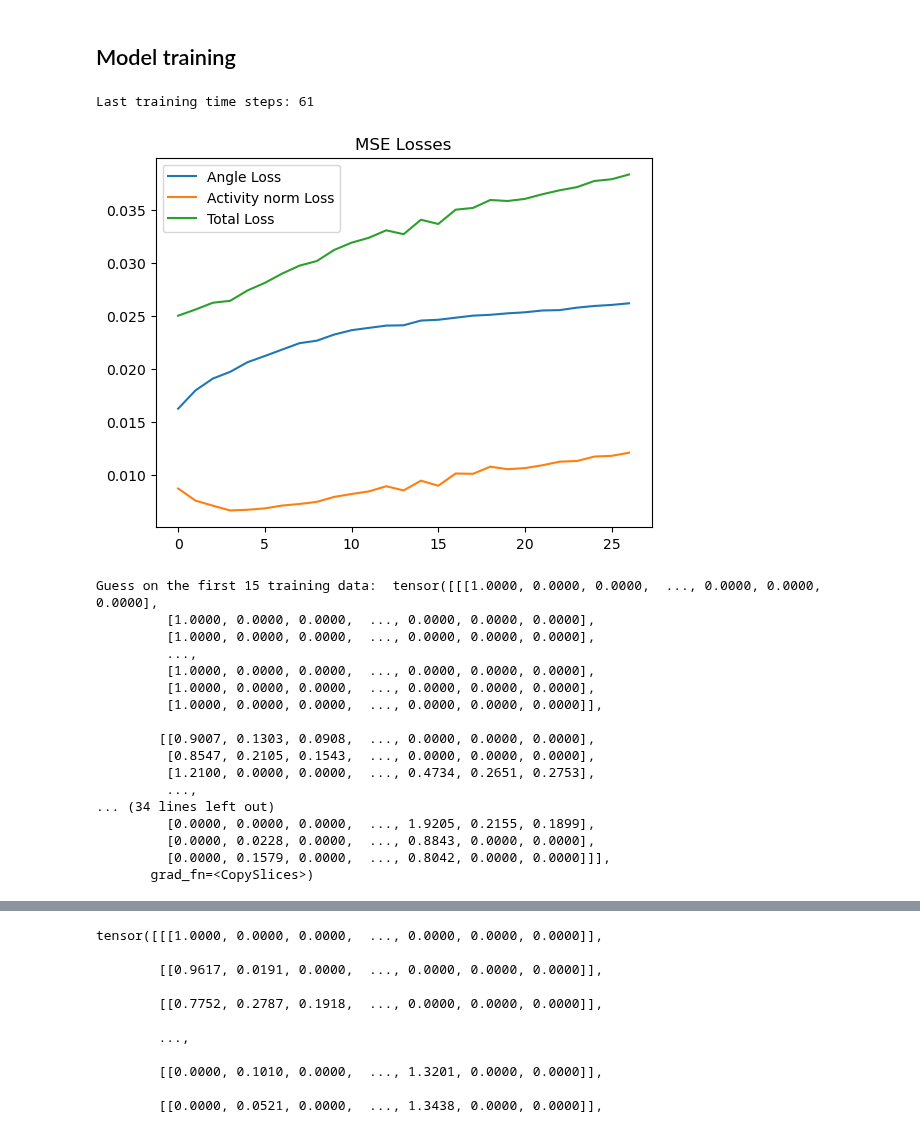
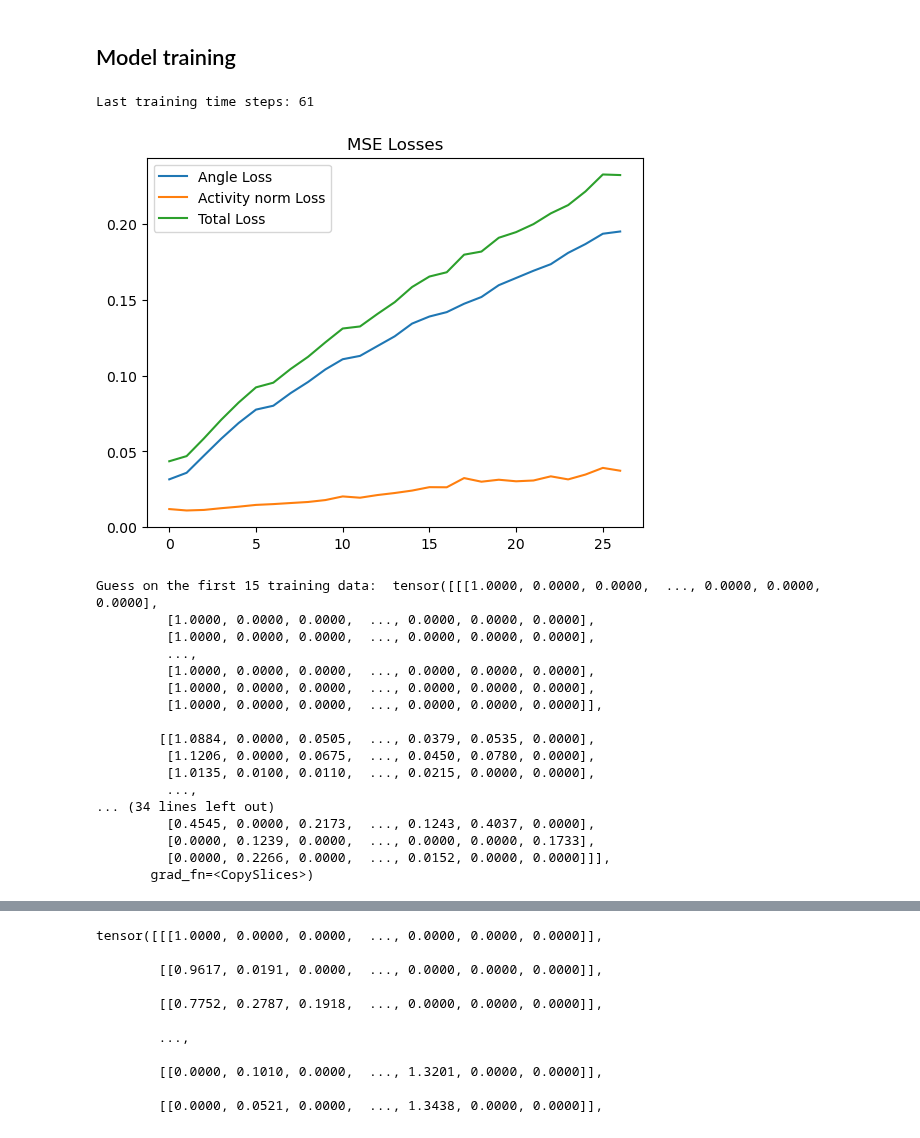
Before and after one commit to bioAI-Oslo/RNN-Adding-Problem-Representations, a Jupyter notebook: notebooks/regularized.ipynb, the cells around one changed output, grey strips where cells are left out. Drawn from its saved outputs; the diff is of its cells as text; code cells hidden in the pictures.

```diff
--- a/notebooks/regularized.ipynb
+++ b/notebooks/regularized.ipynb
@@ -89,26 +89,25 @@ tensor([[ 0.0392],
 # %%
 hidden_size = 128
 input_size = 1
 nav_size = 1
 
 train1 = True
 
 if train1:
-    # model2 = torch_RNN1(input_size,t_steps,output_size,hidden_size,lr=0.01,irnn=True,outputnn=False,Wx_normalize=True)
-    # model1 = torch_RNN_full_manual(input_size,t_steps,output_size,hidden_size,lr=0.001,irnn=False,outputnn=True,Wx_normalize=False,activation=False)
-    # model1 = RNN_L2(input_size,t_steps,output_size,hidden_size,lr=0.001,w_decay=0.000,act_decay=1000,irnn=False,outputnn=True,Wx_normalize=False,activation=False)
     # model1 = RNN_circular_ND_pm(input_size,t_steps,output_size,hidden_size,lr=0.0001,w_decay=0.000,act_decay=0.01,irnn=True,outputnn=False,Wx_normalize=False,activation=True,rotation_init=False,bias=False)
-    model1 = RNN_circular_LowEtAl_bridged_reduced(input_size,hidden_size,lr=0.0001,irnn=True,outputnn=False,Wx_normalize=False,activation=True,bias=False,nav_space=1,batch_size=64,time_back=2).to(device)
+    # model1 = RNN_circular_LowEtAl_bridged_reduced(input_size,hidden_size,lr=0.0001,irnn=True,outputnn=False,Wx_normalize=False,activation=True,bias=False,nav_space=1,batch_size=64,time_back=2).to(device)
+    model1 = RNN_circular_LowEtAl_bridged(input_size,hidden_size,lr=0.0001,irnn=True,outputnn=False,Wx_normalize=False,activation=True,bias=False,nav_space=1,batch_size=64).to(device)
+    # model1 = RNN_circular_LowEtAl(input_size,hidden_size,lr=0.0001,irnn=True,outputnn=True,Wx_normalize=False,activation=True,bias=True,nav_space=1,batch_size=64).to(device)
     # print("Guess on the first 15 training data: ", model1(data[0:15]))
     # _ = model1.train(epochs=7000)
     _ = model1.train_gradual(epochs=3000)
     model1.plot_losses(average=30)
     # model1.plot_accs()
     print("Guess on the first 15 training data: ", model1(data[0:15]))
     # print("Weight of the hidden layer: ",model2.rnn.weight_hh_l0, " Weight of the input layer: ",model2.rnn.weight_ih_l0)
 # %% [output]
 Last training time steps: 61
-[figure, old version]
+[figure, new version]
 Guess on the first 15 training data:  tensor([[[1.0000, 0.0000, 0.0000,  ..., 0.0000, 0.0000, 0.0000],
          [1.0000, 0.0000, 0.0000,  ..., 0.0000, 0.0000, 0.0000],
          [1.0000, 0.0000, 0.0000,  ..., 0.0000, 0.0000, 0.0000],
@@ -117,14 +116,14 @@ Guess on the first 15 training data:  tensor([[[1.0000, 0.0000, 0.0000,  ..., 0.
          [1.0000, 0.0000, 0.0000,  ..., 0.0000, 0.0000, 0.0000],
          [1.0000, 0.0000, 0.0000,  ..., 0.0000, 0.0000, 0.0000]],
 
-        [[0.9007, 0.1303, 0.0908,  ..., 0.0000, 0.0000, 0.0000],
-         [0.8547, 0.2105, 0.1543,  ..., 0.0000, 0.0000, 0.0000],
-         [1.2100, 0.0000, 0.0000,  ..., 0.4734, 0.2651, 0.2753],
+        [[1.0884, 0.0000, 0.0505,  ..., 0.0379, 0.0535, 0.0000],
+         [1.1206, 0.0000, 0.0675,  ..., 0.0450, 0.0780, 0.0000],
+         [1.0135, 0.0100, 0.0110,  ..., 0.0215, 0.0000, 0.0000],
          ...,
 ... (34 lines left out)
-         [0.0000, 0.0000, 0.0000,  ..., 1.9205, 0.2155, 0.1899],
-         [0.0000, 0.0228, 0.0000,  ..., 0.8843, 0.0000, 0.0000],
-         [0.0000, 0.1579, 0.0000,  ..., 0.8042, 0.0000, 0.0000]]],
+         [0.4545, 0.0000, 0.2173,  ..., 0.1243, 0.4037, 0.0000],
+         [0.0000, 0.1239, 0.0000,  ..., 0.0000, 0.0000, 0.1733],
+         [0.0000, 0.2266, 0.0000,  ..., 0.0152, 0.0000, 0.0000]]],
        grad_fn=<CopySlices>)
 # %%
 model1.base_training_tsteps = 41
```
Also changed, not shown: parts of 9 cells of this notebook, 1 other file.
